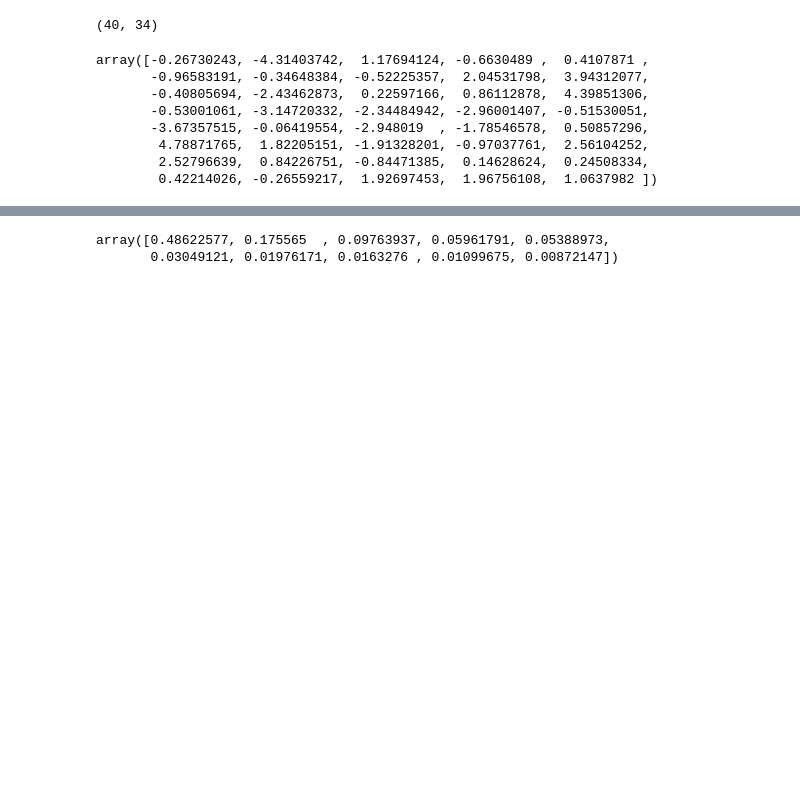
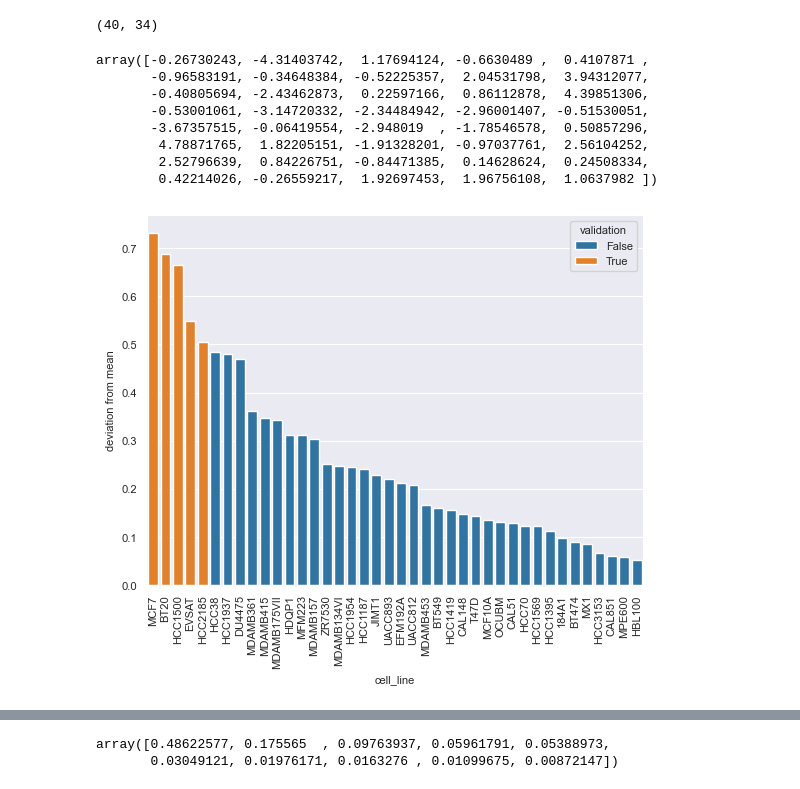
Before and after one commit to frohlich-lab/DeepMechanisticModels, a Jupyter notebook: Old - Jupyter Notebooks/Cytof Data Analysis.ipynb, the cells around one changed output, grey strips where cells are left out. Drawn from its saved outputs; the diff is of its cells as text; code cells hidden in the pictures; blank space fills up the shorter version.

```diff
--- a/Old - Jupyter Notebooks/Cytof Data Analysis.ipynb
+++ b/Old - Jupyter Notebooks/Cytof Data Analysis.ipynb
@@ -217,3 +224,21 @@ array([-0.26730243, -4.31403742,  1.17694124, -0.6630489 ,  0.4107871 ,
         4.78871765,  1.82205151, -1.91328201, -0.97037761,  2.56104252,
         2.52796639,  0.84226751, -0.84471385,  0.14628624,  0.24508334,
         0.42214026, -0.26559217,  1.92697453,  1.96756108,  1.0637982 ])
+# %%
+import seaborn as sns
+import matplotlib.pyplot as plt
+plt.rcParams.update({'font.size': 8})
+res.name = "deviation from mean"
+res.index.name = "cell_line"
+res_df = res.reset_index()
+res_df[res.index.name] = res_df[res.index.name].apply(lambda x: x[1:])
+threshold = res.sort_values(ascending=False).head(5).min()
+res_df["validation"] = res_df[res.name] >= threshold
+res_df.sort_values(res.name, ascending=False, inplace=True)
+sns.barplot(res_df, x=res.index.name, y=res.name, hue="validation", dodge=False)
+# rotate x-axis labels
+plt.xticks(rotation=90)
+# decrease font size
+res_df.set_index(res.index.name, inplace=True)
+# %% [output]
+[figure, added]
```
Also changed, not shown: parts of 9 cells of this notebook.
